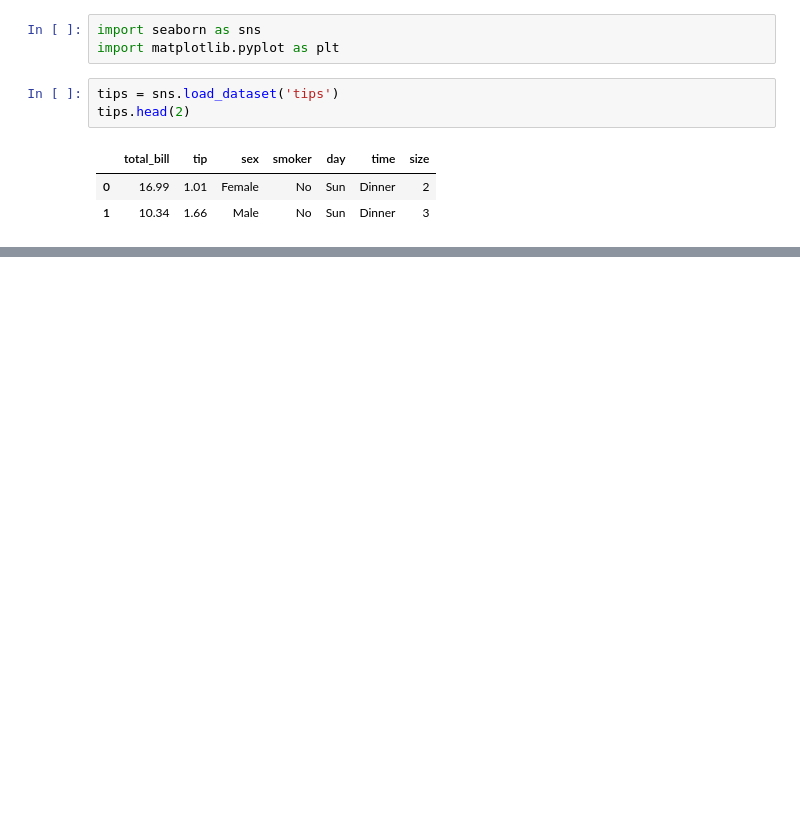
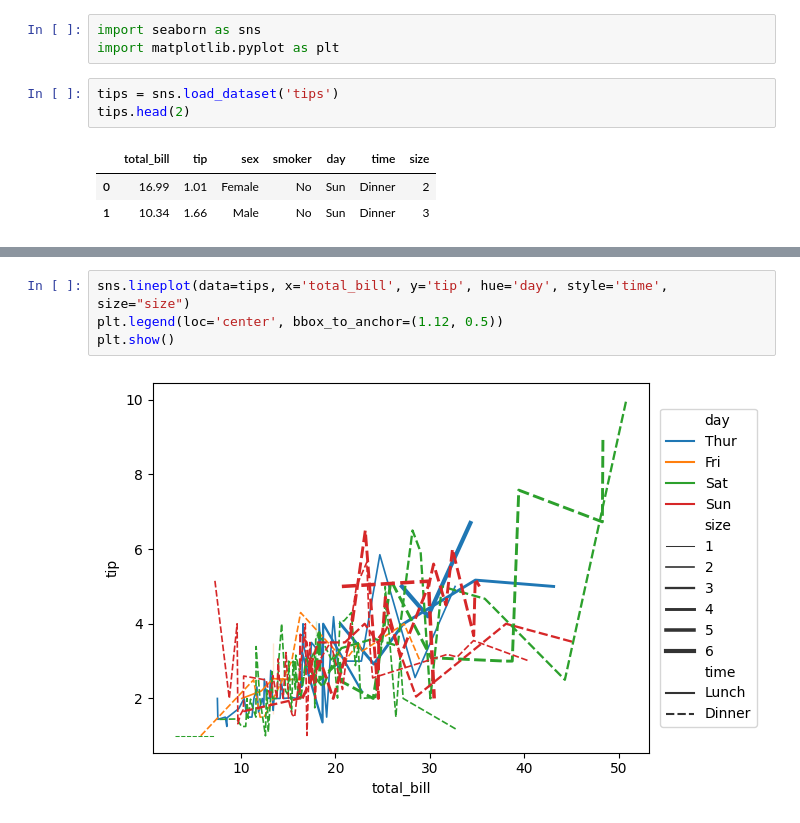
Before and after one commit to jariel17/curso-matplolib, a Jupyter notebook: 13_relation_sns_.ipynb, the cells around one changed output, grey strips where cells are left out. Drawn from its saved outputs; the diff is of its cells as text; blank space fills up the shorter version.

```diff
--- a/13_relation_sns_.ipynb
+++ b/13_relation_sns_.ipynb
@@ -11 +25,7 @@ tips.head(2)
+# %%
+sns.lineplot(data=tips, x='total_bill', y='tip', hue='day', style='time', size="size")
+plt.legend(loc='center', bbox_to_anchor=(1.12, 0.5))
+plt.show()
+# %% [output]
+[figure, added]
 # %%
```
Also changed, not shown: parts of 4 cells of this notebook.
